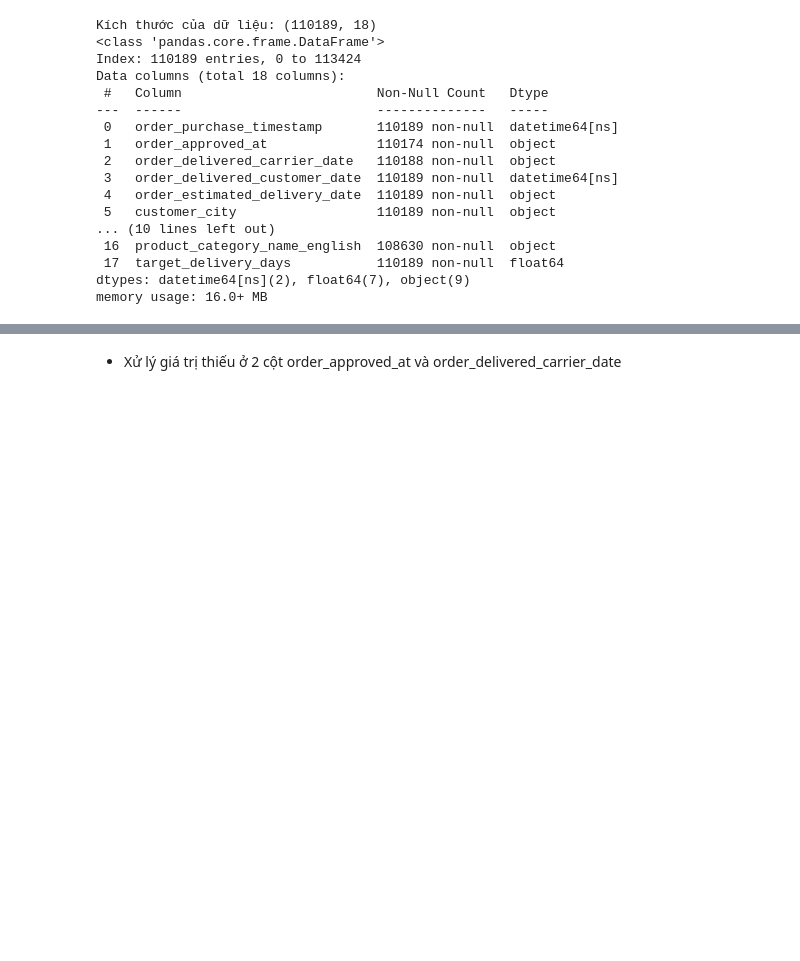
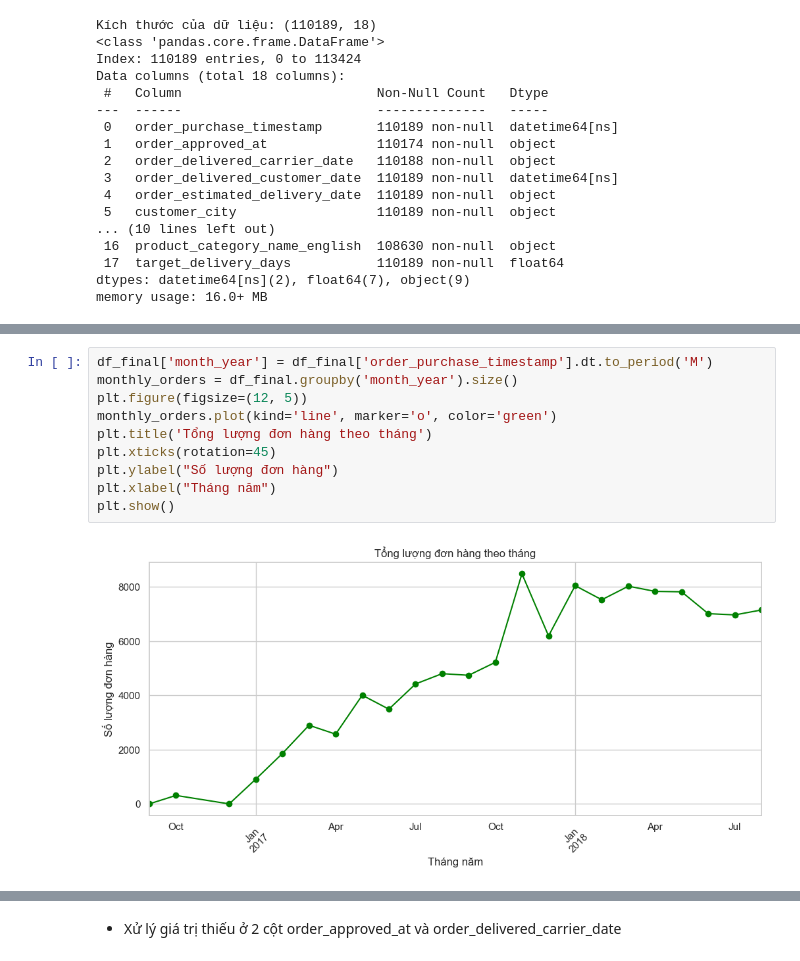
Before and after one commit to conluoi123/Machine-Learning---Project-1-, a Jupyter notebook: code/Part1_Regression/notebook.ipynb, the cells around one changed output, grey strips where cells are left out. Saved outputs shown, nothing was run; the diff lists cells and outputs as text; blank space fills up the shorter version.

```diff
--- a/code/Part1_Regression/notebook.ipynb
+++ b/code/Part1_Regression/notebook.ipynb
@@ -424,0 +476,12 @@ df_final.describe().T
+# %%
+df_final['month_year'] = df_final['order_purchase_timestamp'].dt.to_period('M')
+monthly_orders = df_final.groupby('month_year').size()
+plt.figure(figsize=(12, 5))
+monthly_orders.plot(kind='line', marker='o', color='green')
+plt.title('Tổng lượng đơn hàng theo tháng')
+plt.xticks(rotation=45)
+plt.ylabel("Số lượng đơn hàng")
+plt.xlabel("Tháng năm")
+plt.show()
+# %% [output]
+[figure, added]
```
Also changed, not shown: parts of 13 cells of this notebook.
